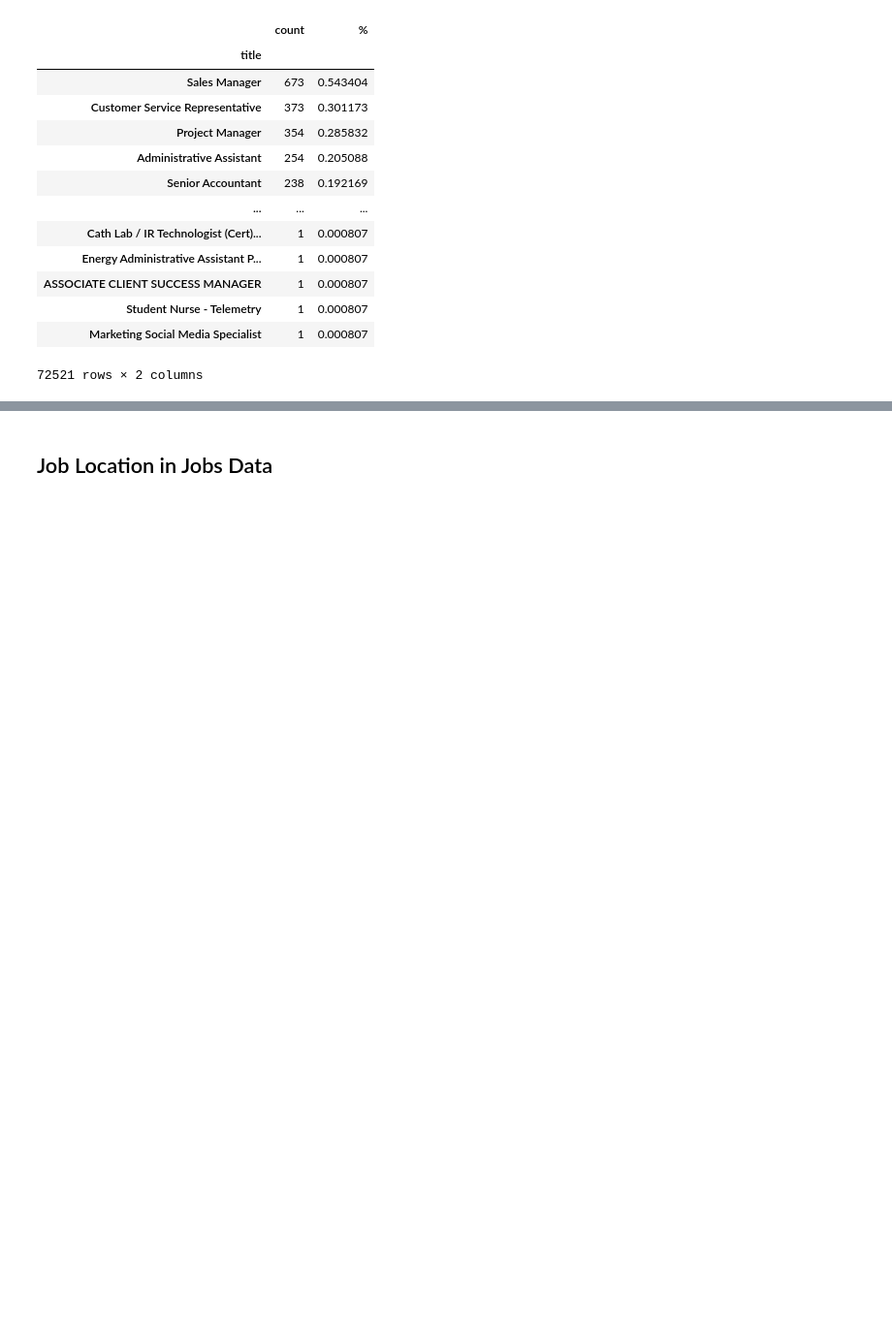
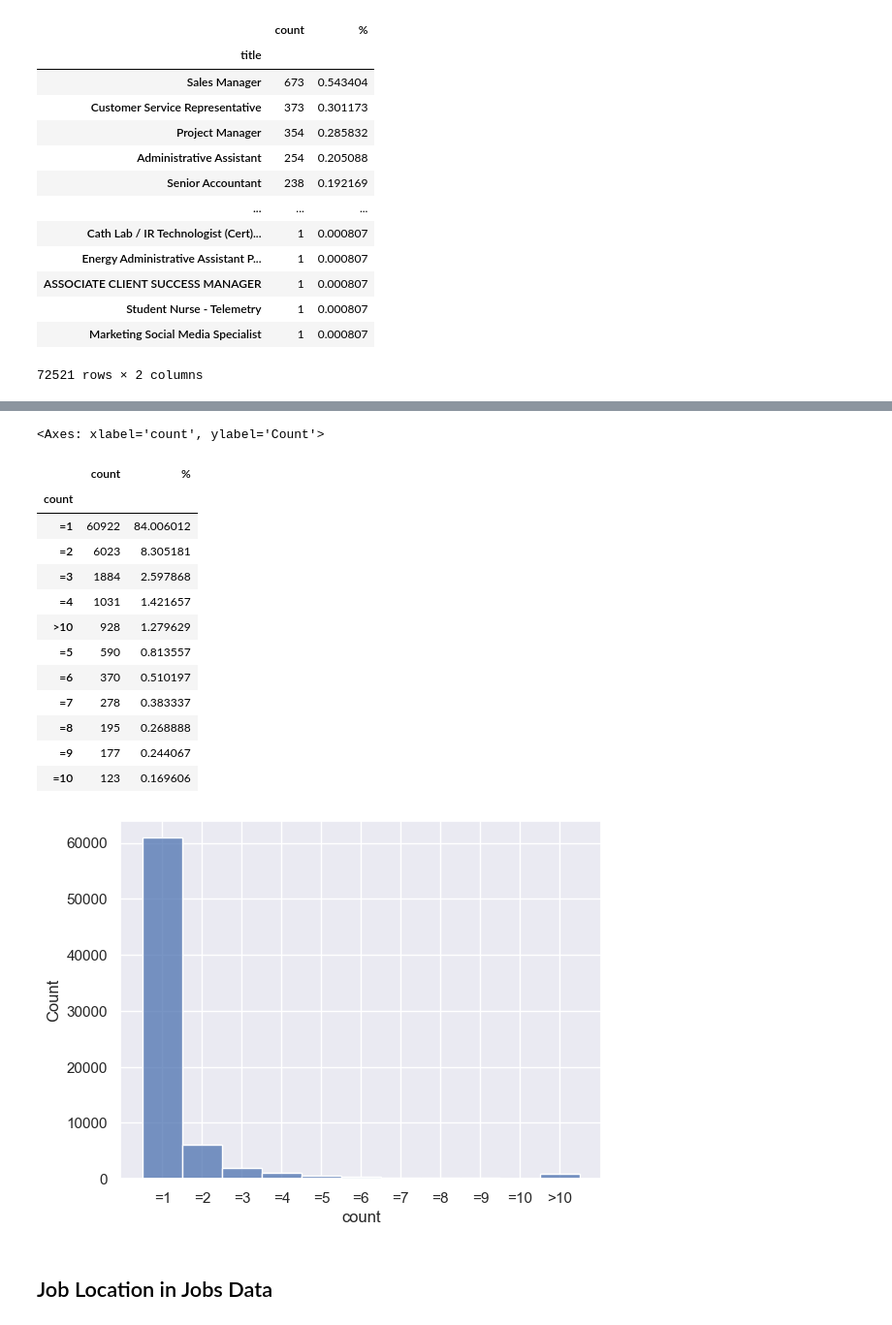
Before and after one commit to nginyc/job_posting_salary_prediction, a Jupyter notebook: explore_dataset.ipynb, the cells around one changed output, grey strips where cells are left out. Shown: that part at 97% size. Saved outputs shown, nothing was run; the diff lists cells and outputs as text; code cells hidden in the pictures; blank space fills up the shorter version.

```diff
--- a/explore_dataset.ipynb
+++ b/explore_dataset.ipynb
@@ -153,3 +170,30 @@ pd.concat([counts, counts/len(df_jobs)*100], keys=['count', '%'], axis=1)
+# %%
+'''
+Are there a lot of job titles with very low counts?
+Yes - 84.0% of job titles appear only once, 8.31% appear twice, and 2.60% appear three times.
+Let's decide that job titles that appear at least 5 times are normalized.
+'''
+bins = [0, 1, 2, 3, 4, 5, 6, 7, 8, 9, 10, np.inf]
+labels = ['=1', '=2', '=3', '=4', '=5', '=6', '=7', '=8', '=9', '=10', '>10']
+counts = pd.cut(df_jobs['title'].value_counts(), bins=bins, labels=labels)
+display(sns.histplot(counts))
+pd.concat([counts.value_counts(),counts.value_counts(normalize=True)*100], keys=['count', '%'], axis=1)
+# %% [output]
+<Axes: xlabel='count', ylabel='Count'>
+|  | count | % |
+| count |  |  |
+| =1 | 60922 | 84.006012 |
+| =2 | 6023 | 8.305181 |
+| =3 | 1884 | 2.597868 |
+| =4 | 1031 | 1.421657 |
+| >10 | 928 | 1.279629 |
+| =5 | 590 | 0.813557 |
+| =6 | 370 | 0.510197 |
+| =7 | 278 | 0.383337 |
+| =8 | 195 | 0.268888 |
+| =9 | 177 | 0.244067 |
+| =10 | 123 | 0.169606 |
+[figure, added]
 # %% [markdown]
 ## Job Location in Jobs Data
 # %%
```
Also changed, not shown: parts of 2 cells of this notebook, 3 other files.
